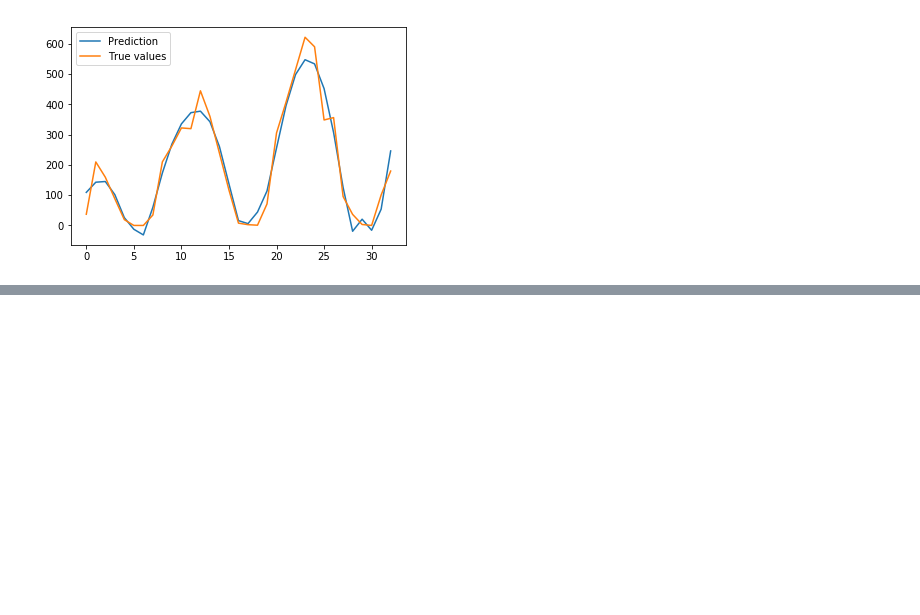
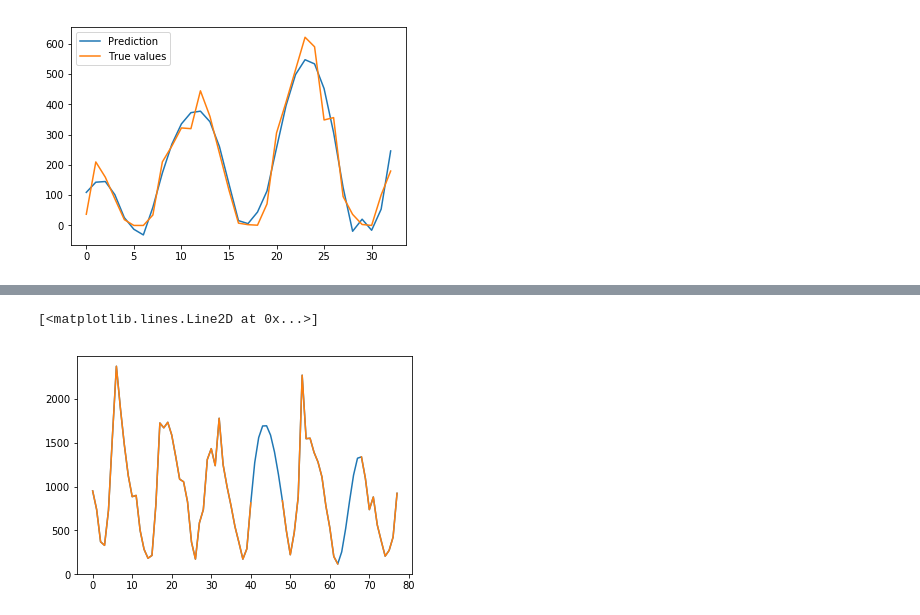
Before and after one commit to acep-uaf/ACEP_solar, a Jupyter notebook: GEGU/Handle_Missing_values.ipynb, the cells around one changed output, grey strips where cells are left out. Saved outputs shown, nothing was run; the diff lists cells and outputs as text; code cells hidden in the pictures; blank space fills up the shorter version.

```diff
--- a/GEGU/Handle_Missing_values.ipynb
+++ b/GEGU/Handle_Missing_values.ipynb
@@ -249,0 +248,15 @@ plt.legend()
+# %%
+#So, since we have known that the average functions prediction is really bad. so we just using the next 2 ways
+
+#First,using the interpolate
+
+#drop two columns which may cause the errors
+bethel_with_missing = bethel.drop(['DC Capacity','Location'],axis=1)
+bethel_missing_filled = bethel_with_missing.interpolate(method='polynomial',order=3)
+
+#plt
+plt.plot(bethel_missing_filled['Energy'])
+plt.plot(bethel['Energy'])
+# %% [output]
+[<matplotlib.lines.Line2D at 0x...>]
+[figure, added]
```
Also changed, not shown: parts of 7 cells of this notebook.
